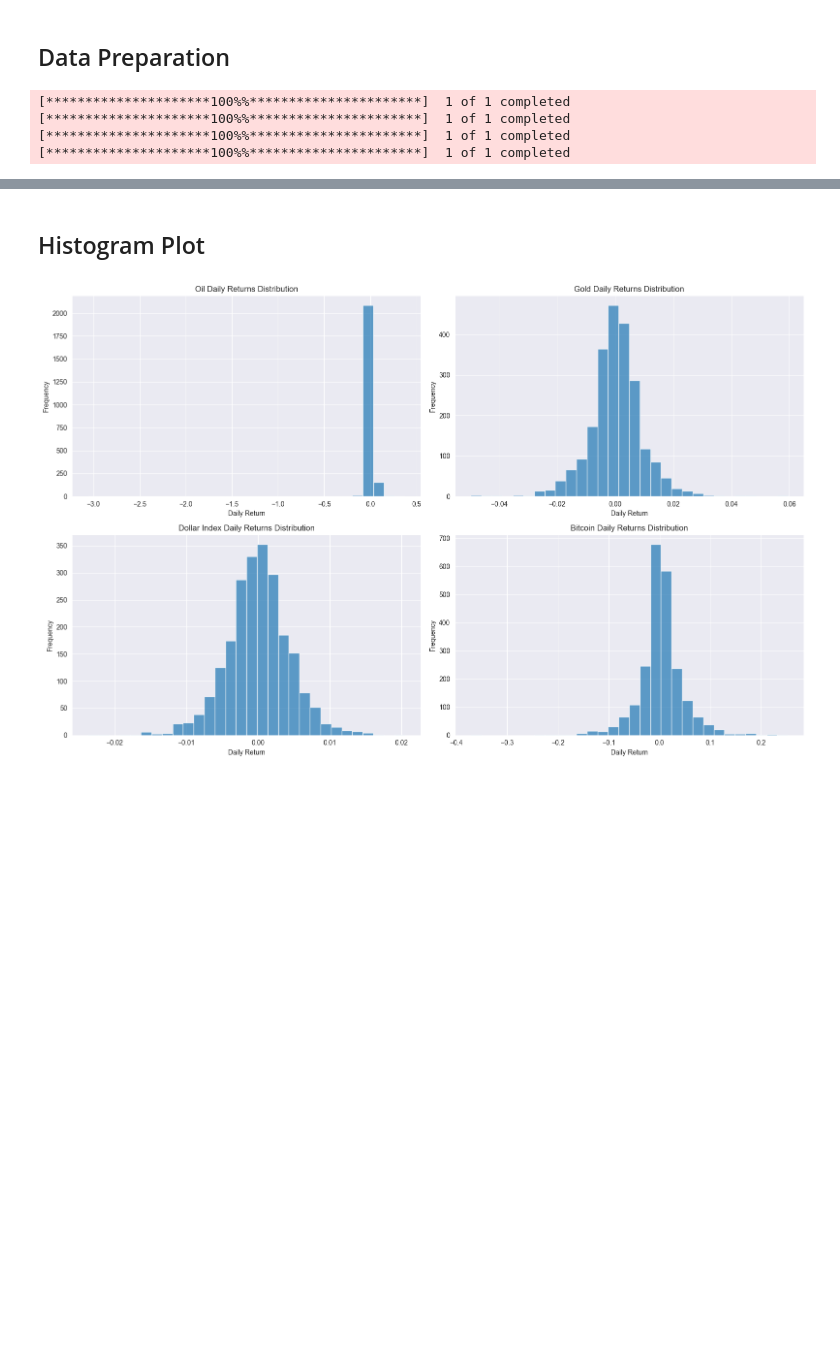
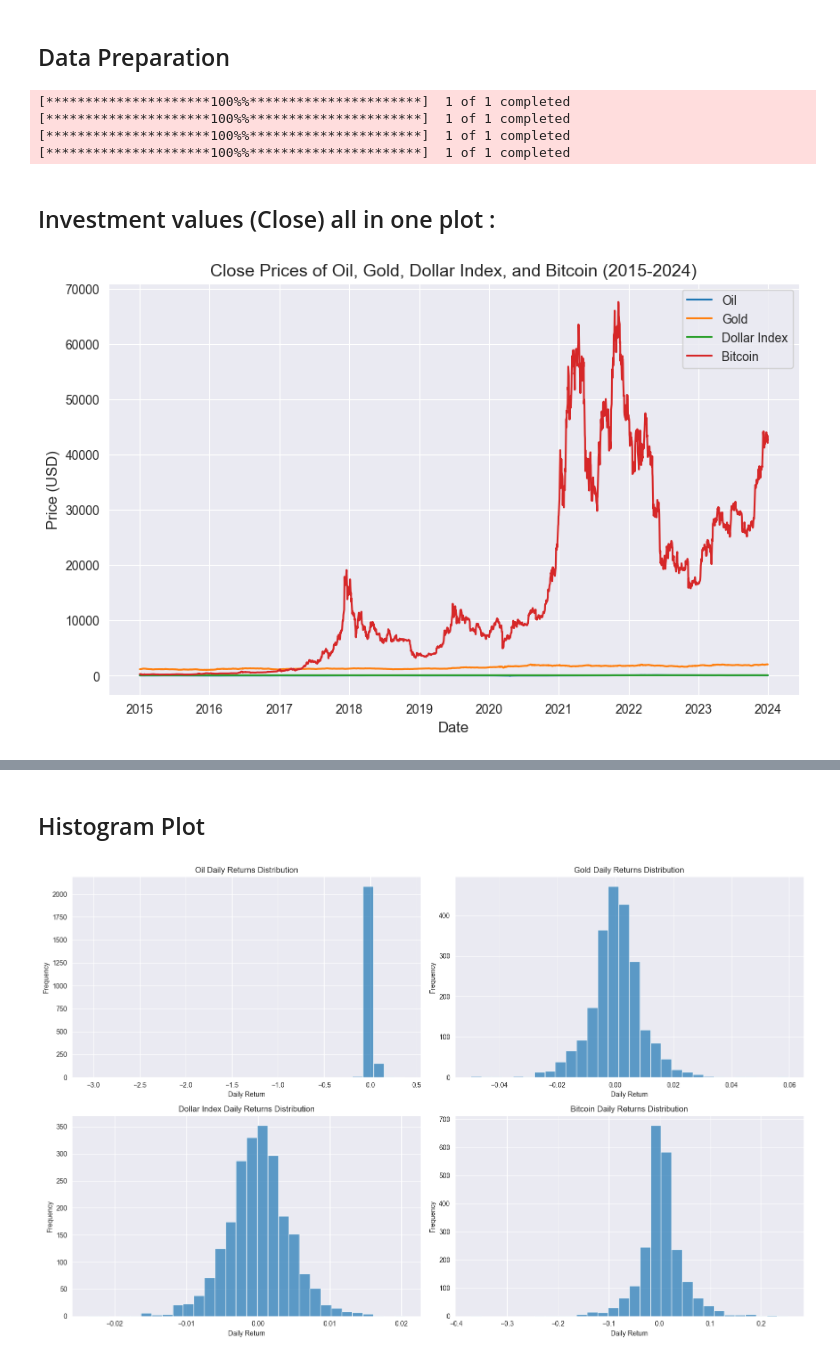
Before and after one commit to ali-bazrkar/investment_comparison_2nd_team, a Jupyter notebook: class_activity.ipynb, the cells around one changed output, grey strips where cells are left out. Drawn from its saved outputs; the diff is of its cells as text; code cells hidden in the pictures; blank space fills up the shorter version.

```diff
--- a/class_activity.ipynb
+++ b/class_activity.ipynb
@@ -54,3 +53,22 @@ returns = data.pct_change().dropna()
 [*********************100%%**********************]  1 of 1 completed
 [*********************100%%**********************]  1 of 1 completed
 [*********************100%%**********************]  1 of 1 completed
+# %% [markdown]
+## Investment values (Close) all in one plot :
+# %%
+# Plot the close prices for all assets on a single figure
+plt.figure(figsize=(10, 6))
+for asset in tickers.keys():
+    plt.plot(merged_data[f'{asset} Price'], label=asset)
+
+# Add labels and title
+plt.title('Close Prices of Oil, Gold, Dollar Index, and Bitcoin (2015-2024)', fontsize=14)
+plt.xlabel('Date', fontsize=12)
+plt.ylabel('Price (USD)', fontsize=12)
+plt.legend()
+plt.grid(True)
+
+# Display the plot
+plt.show()
+# %% [output]
+[figure, added]
```
Also changed, not shown: parts of 17 cells of this notebook.
